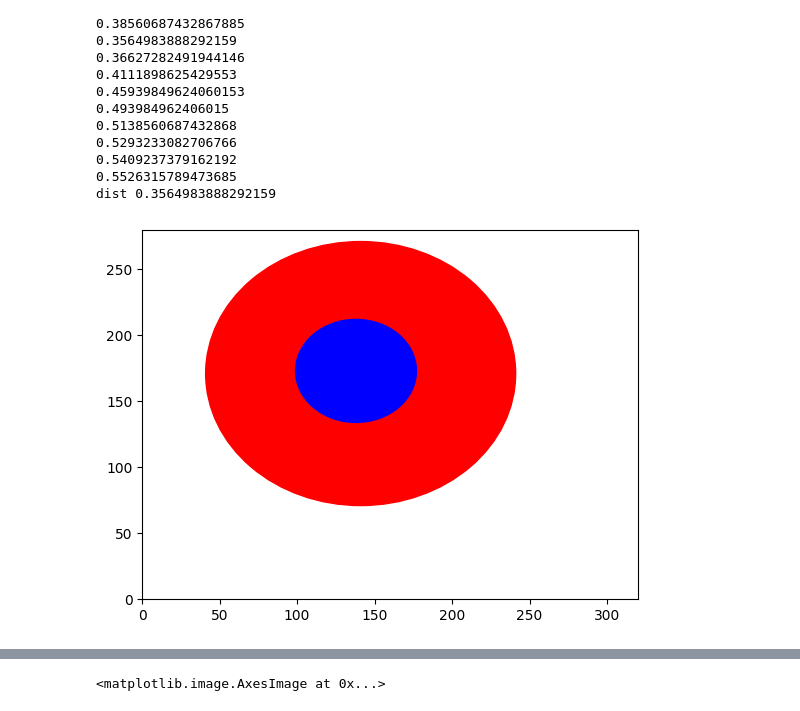
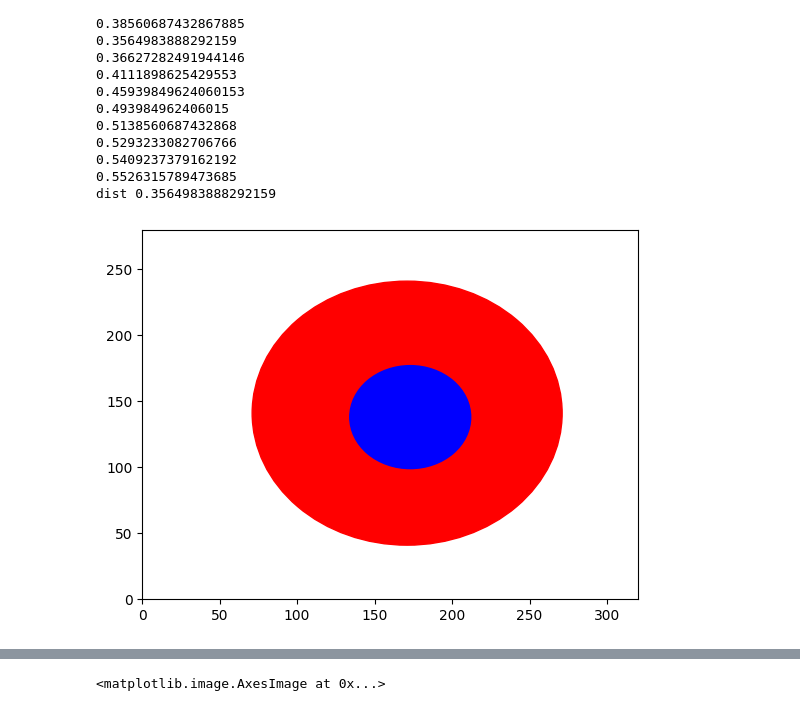
Before and after one commit to SoCoDeN/Iris-Recognition, a Jupyter notebook: python/mytest.ipynb, the cells around one changed output, grey strips where cells are left out. Saved outputs shown, nothing was run; the diff lists cells and outputs as text; code cells hidden in the pictures.

```diff
--- a/python/mytest.ipynb
+++ b/python/mytest.ipynb
@@ -159,13 +156,14 @@ print("dist",dist)
 0.5526315789473685
 dist 0.3564983888292159
 # %%
-circle1 = plt.Circle((ciriris[0], ciriris[1]), ciriris[2], color='r')
-circle2 = plt.Circle((cirpupil[0], cirpupil[1]), cirpupil[2], color='b')
+#switched row/col, cirirs[0] and cirirs[1]
+circle1 = plt.Circle((ciriris[1], ciriris[0]), ciriris[2], color='r')
+circle2 = plt.Circle((cirpupil[1], cirpupil[0]), cirpupil[2], color='b')
 figure, axes=plt.subplots()
 axes.set_xlim((0, 320))
 axes.set_ylim((0, 280))#axes.set_ylim((280, 0))
 axes.add_artist(circle1)
 axes.add_artist(circle2)
 plt.show()
 # %% [output]
-[figure, old version]
+[figure, new version]
```
Also changed, not shown: parts of 3 cells of this notebook.
